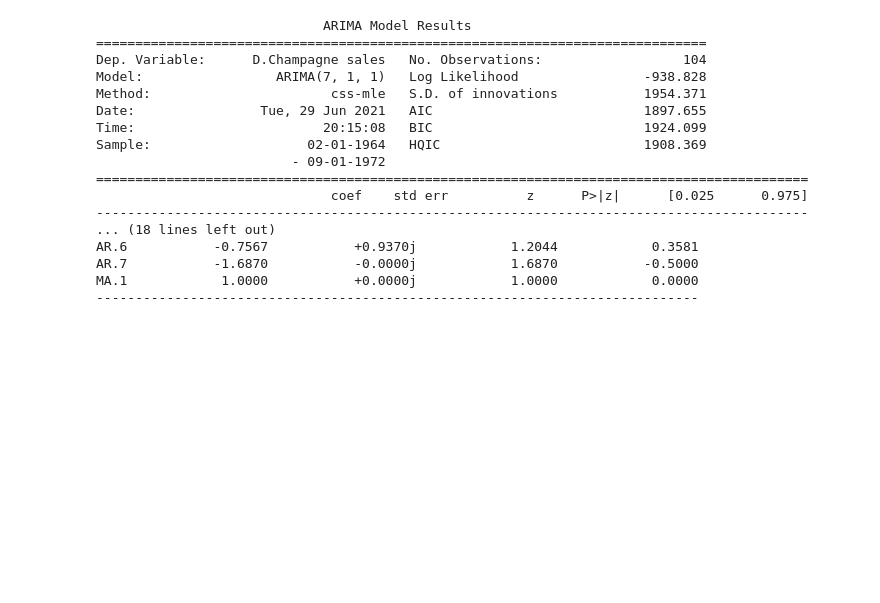
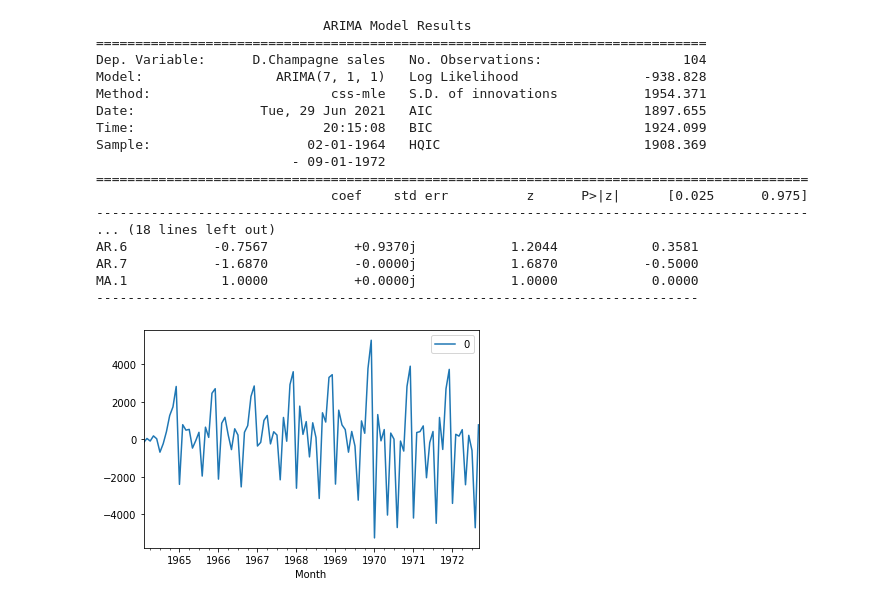
Before and after one commit to hildebrando001/ETL, a Jupyter notebook: prevendo vendas com ARIMA/Untitled.ipynb, the cells around one changed output. Cells and saved outputs as stored; diff of their text form; code cells hidden in the pictures; blank space fills up the shorter version.

```diff
--- a/prevendo vendas com ARIMA/Untitled.ipynb
+++ b/prevendo vendas com ARIMA/Untitled.ipynb
@@ -67,5 +67,10 @@ MA.1            1.0000           +0.0000j            1.0000            0.0000
 -----------------------------------------------------------------------------
 # %%
 # Verificando os residuais - Erros entre o valor real e o valor predito
-from dupandas import DataFrame
-resi
+from pandas import DataFrame
+residuals = DataFrame(model_fit.resid)
+# %%
+residuals.plot()
+plt.show()
+# %% [output]
+[figure, added]
```
